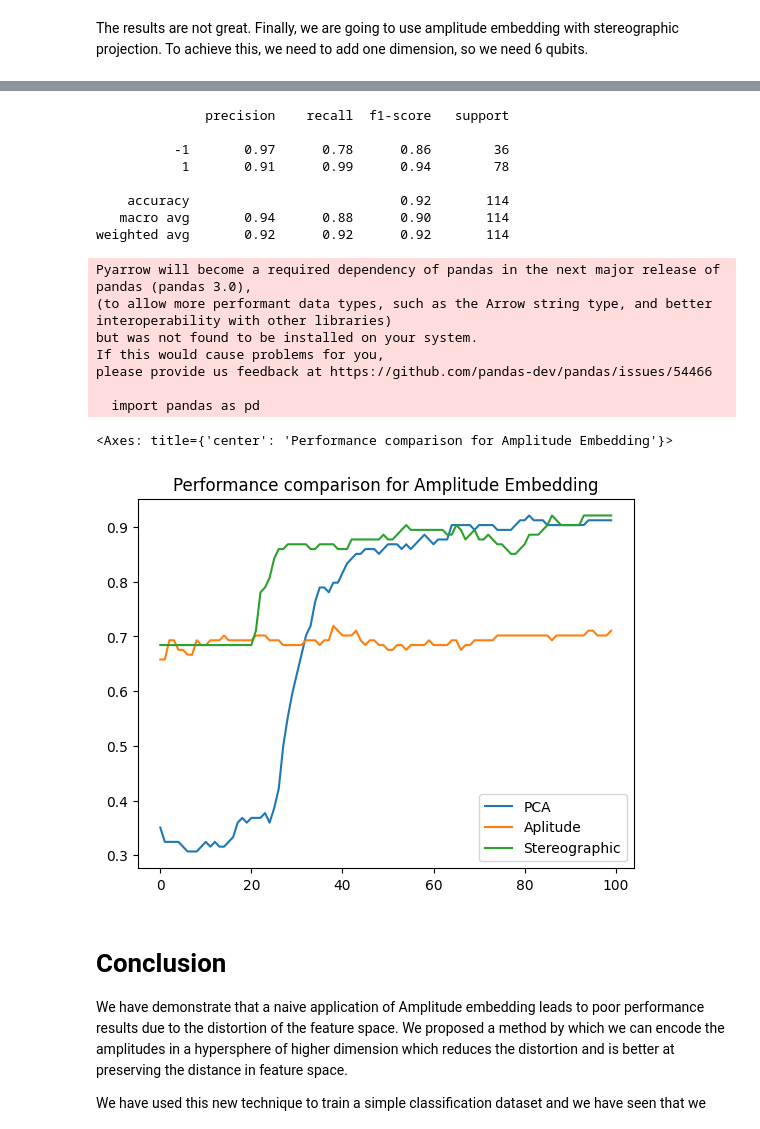
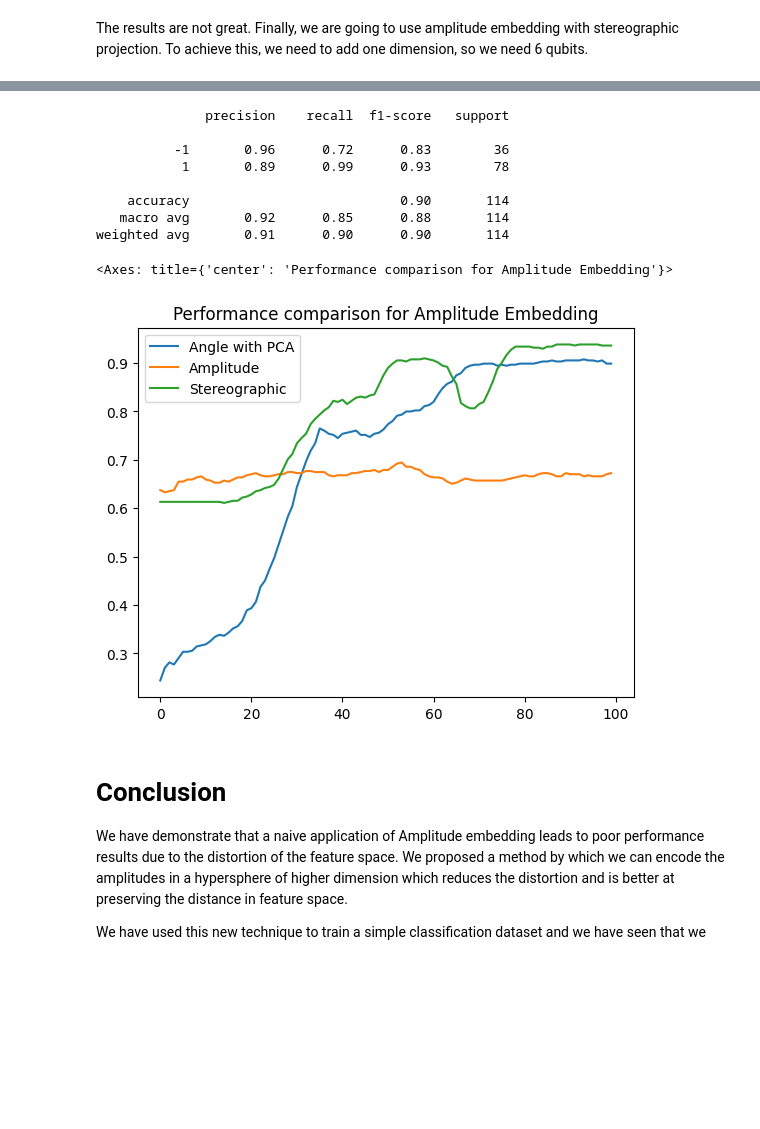
Before and after one commit to algorythmist/quantum-machine-learning, a Jupyter notebook: notebooks/2-stereographic_amplitude_embedding.ipynb, the cells around one changed output, grey strips where cells are left out. Drawn from its saved outputs; the diff is of its cells as text; code cells hidden in the pictures; blank space fills up the shorter version.

```diff
--- a/notebooks/2-stereographic_amplitude_embedding.ipynb
+++ b/notebooks/2-stereographic_amplitude_embedding.ipynb
@@ -149,16 +144,7 @@ X_train_scaled = scale_for_angle_encoding(X_train_pca)
 X_test_pca = pca.transform(X_test)
 X_test_scaled = scale_for_angle_encoding(X_test_pca)
 # %%
-pca_5_accuracy = []
-
-def capture_progress(classifier_context: ClassifierContext):
-    iteration = classifier_context.current_iteration
-    classifier = classifier_context.classifier
-    predictions = classifier.predict(X_test_scaled)
-    accuracy = accuracy_score(y_test, predictions)
-    pca_5_accuracy.append(accuracy)
-    if (iteration + 1) % 10 == 0:
-         print(f"Iter: {iteration + 1:5d} | Accuracy: {accuracy:0.7f} ")
+angle_history_tracker = HistoryTracker(X_train_scaled, y_train)
 
 num_qubits = num_features
 num_layers = 3
@@ -166,6 +152,6 @@ classifier = BinaryClassifier(model=StronglyEntangledBinaryModel(num_qubits),
                                   weights_shape=(3, num_qubits, 3),
                                   device="lightning.qubit",
                                   iterations=100,
-                                  report_fn=capture_progress)
+                                  report_fn=angle_history_tracker)
 classifier.fit(X_train_scaled, y_train)
 # %% [output]
@@ -199,17 +185,7 @@ we require $\lceil log_2 30 \rceil = 5$ qubits
 X_train_ampl = scale_for_amplitude_encoding(X_train)
 X_test_ampl = scale_for_amplitude_encoding(X_test)
 
-amplitude_accuracy = []
-
-def capture_progress(classifier_context: ClassifierContext):
-    iteration = classifier_context.current_iteration
-    classifier = classifier_context.classifier
-    predictions = classifier.predict(X_test_ampl)
-    accuracy = accuracy_score(y_test, predictions)
-    amplitude_accuracy.append(accuracy)
-    if (iteration + 1) % 10 == 0:
-         print(f"Iter: {iteration + 1:5d} | Accuracy: {accuracy:0.7f} ")
-
+amplitude_history_tracker = HistoryTracker(X_train_ampl, y_train)
 
 num_qubits = 5
 model = StronglyEntangledBinaryModel(num_qubits, embedding_fn=amplitude_embedding_fn)
@@ -217,6 +193,6 @@ classifier = BinaryClassifier(model=model,
                                   weights_shape=(3, num_qubits, 3),
                                   device="lightning.qubit",
                                   iterations=100,
-                                  report_fn=capture_progress)
+                                  report_fn=amplitude_history_tracker)
 classifier.fit(X_train_ampl, y_train)
 # %% [output]
@@ -257,22 +233,13 @@ def inverse_stereographic_projection(X):
 X_train_stereo = np.apply_along_axis(inverse_stereographic_projection, 1, X_train)
 X_test_stereo = np.apply_along_axis(inverse_stereographic_projection, 1, X_test)
 
-stereographic_accuracy = []
-
-def capture_progress(classifier_context: ClassifierContext):
-    iteration = classifier_context.current_iteration
-    classifier = classifier_context.classifier
-    predictions = classifier.predict(X_test_stereo)
-    accuracy = accuracy_score(y_test, predictions)
-    stereographic_accuracy.append(accuracy)
-    if (iteration + 1) % 10 == 0:
-         print(f"Iter: {iteration + 1:5d} | Accuracy: {accuracy:0.7f} ")
+stereo_history_tracker = HistoryTracker(X_train_stereo, y_train)
 
 model = StronglyEntangledBinaryModel(num_qubits, embedding_fn=amplitude_embedding_fn)
 classifier = BinaryClassifier(model=model,
                                   weights_shape=(3, num_qubits, 3),
                                   device="lightning.qubit",
                                   iterations=100,
-                                  report_fn=capture_progress)
+                                  report_fn=stereo_history_tracker)
 classifier.fit(X_train_stereo, y_train)
 # %% [output]
@@ -293,28 +260,21 @@ print(cr)
 # %% [output]
               precision    recall  f1-score   support
 
-          -1       0.97      0.78      0.86        36
-           1       0.91      0.99      0.94        78
+          -1       0.96      0.72      0.83        36
+           1       0.89      0.99      0.93        78
 
-    accuracy                           0.92       114
-   macro avg       0.94      0.88      0.90       114
-weighted avg       0.92      0.92      0.92       114
+    accuracy                           0.90       114
+   macro avg       0.92      0.85      0.88       114
+weighted avg       0.91      0.90      0.90       114
 # %%
 import pandas as pd
 
-df = pd.DataFrame(list(zip(pca_5_accuracy, amplitude_accuracy, stereographic_accuracy)),
-                  columns=['PCA', 'Aplitude', 'Stereographic'])
+df = pd.DataFrame(list(zip(angle_history_tracker.history, amplitude_history_tracker.history, stereo_history_tracker.history)),
+                  columns=['Angle with PCA', 'Amplitude', 'Stereographic'])
 df.plot(title='Performance comparison for Amplitude Embedding')
 # %% [output]
-Pyarrow will become a required dependency of pandas in the next major release of pandas (pandas 3.0),
-(to allow more performant data types, such as the Arrow string type, and better interoperability with other libraries)
-but was not found to be installed on your system.
-If this would cause problems for you,
-please provide us feedback at https://github.com/pandas-dev/pandas/issues/54466
-
-  import pandas as pd
+<Axes: title={'center': 'Performance comparison for Amplitude Embedding'}>
-<Axes: title={'center': 'Performance comparison for Amplitude Embedding'}>
-[figure, old version]
+[figure, new version]
 # %% [markdown]
 # Conclusion
 
```
Also changed, not shown: parts of 8 cells of this notebook, 5 other files.
